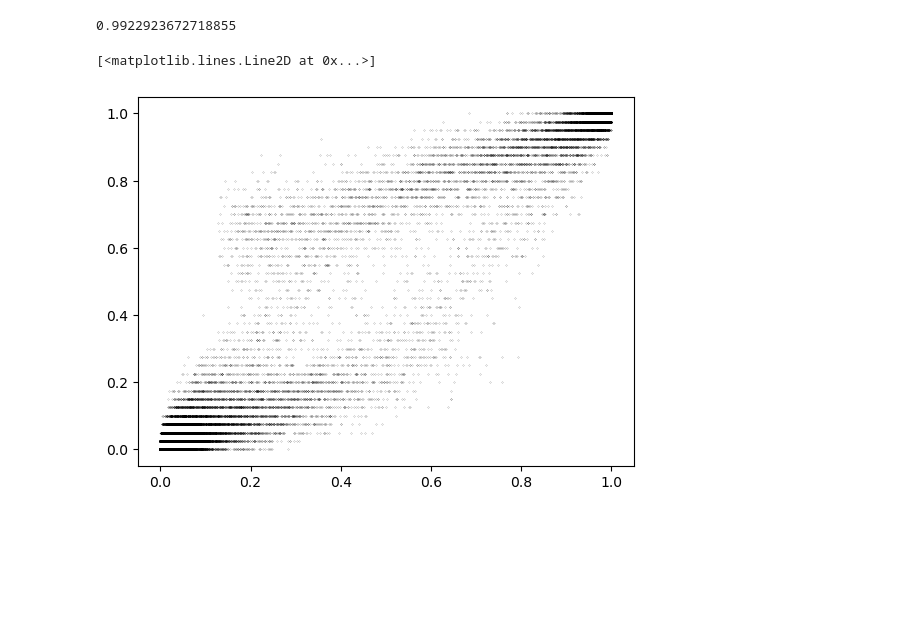
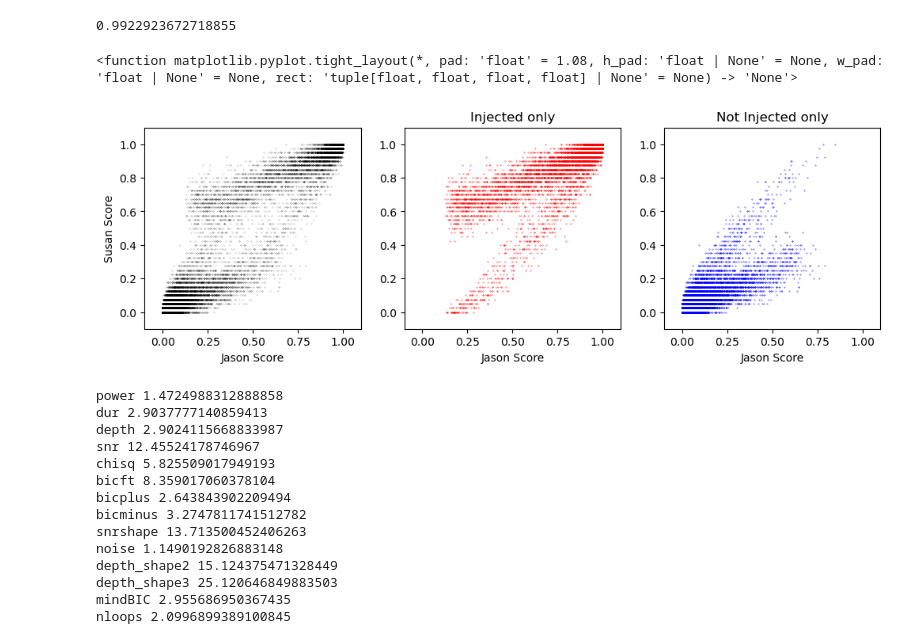
Before and after one commit to mustaric/tess_xrp_exoplanets, a Jupyter notebook: classify/random_forest_experiment.ipynb, the cells around one changed output. Cells and saved outputs as stored; diff of their text form; code cells hidden in the pictures; blank space fills up the shorter version.

Commit message:
Re runing the radom forest on August 2024 training set form Kelsey

```diff
--- a/classify/random_forest_experiment.ipynb
+++ b/classify/random_forest_experiment.ipynb
@@ -80,7 +80,7 @@ X = np.array(tces[metrics])
 X[~np.isfinite(X)] = -9999
 
 #Here we define the test and training sets using a routine written by Scikitlearn
-X_train, X_test, y_train, y_test = train_test_split(X, tces['injrec'], test_size=0.2)
+X_train, X_test, y_train, y_test = train_test_split(X, tces['injrec'], test_size=0.3)
 # %%
 rf = RandomForestClassifier(n_estimators=40,max_depth=None, min_samples_split=2, random_state=0)
 rf.fit(X_train, y_train)
@@ -213,15 +213,52 @@ y_prob = rf.predict_proba(X)
 
 tces['newRF'] = y_all
 tces['newRFprob'] = y_prob[:,1]  #Probability it is class "transit"
-# %%
-#Compare to Jason's RF for individual cases.
-injected = tces['injrec'] == 1
-jasonpassed = tces['trprob'] > 0.5
-rfpassed = tces['newRFprob'] >0.5
-
-plt.plot(tces['trprob'], tces['newRFprob'],'.k', ms=0.2)
-plt.xlabel('Jason Score')
-plt.ylabel('Susan Score')
-# %% [output]
-[<matplotlib.lines.Line2D at 0x...>]
-[figure, removed]
+# %%
+#Compare to Jason's RF for individual cases.
+injected = tces['injrec'] == 1
+falsepos = tces['injrec'] == 0
+
+plt.figure(figsize=(12,3.3))
+plt.subplot(131)
+plt.plot(tces['trprob'], tces['newRFprob'],'.k', ms=0.2)
+plt.xlabel('Jason Score')
+plt.xlim(-.1,1.1)
+plt.ylim(-.1,1.1)
+plt.ylabel('Susan Score')
+plt.subplot(132)
+plt.plot(tces[injected]['trprob'],tces[injected]['newRFprob'], '.r',ms=0.5)
+plt.xlabel('Jason Score')
+plt.xlim(-.1,1.1)
+plt.ylim(-.1,1.1)
+plt.title('Injected only')
+
+plt.subplot(133)
+plt.plot(tces[falsepos]['trprob'],tces[falsepos]['newRFprob'], '.b',ms=0.5)
+plt.xlabel('Jason Score')
+plt.xlim(-.1,1.1)
+plt.ylim(-.1,1.1)
+plt.title('Not Injected only')
+plt.tight_layout
+# %% [output]
+<function matplotlib.pyplot.tight_layout(*, pad: 'float' = 1.08, h_pad: 'float | None' = None, w_pad: 'float | None' = None, rect: 'tuple[float, float, float, float] | None' = None) -> 'None'>
+[figure, added]
+# %%
+## What sort of features are most important
+isort = np.argsort(rf.feature_importances_)
+for i,m in enumerate(metrics):
+    print(m, 100*rf.feature_importances_[i])
+# %% [output]
+power 1.4724988312888858
+dur 2.9037777140859413
+depth 2.9024115668833987
+snr 12.45524178746967
+chisq 5.825509017949193
+bicft 8.359017060378104
+bicplus 2.643843902209494
+bicminus 3.2747811741512782
+snrshape 13.713500452406263
+noise 1.1490192826883148
+depth_shape2 15.124375471328449
+depth_shape3 25.120646849883503
+mindBIC 2.955686950367435
+nloops 2.0996899389100845
```
Also changed, not shown: 10 other files.
